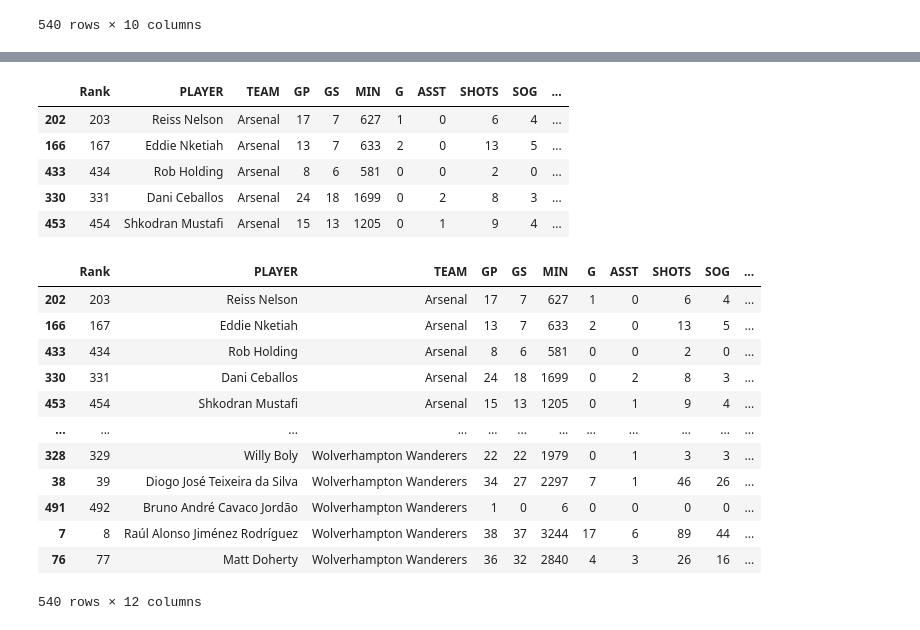
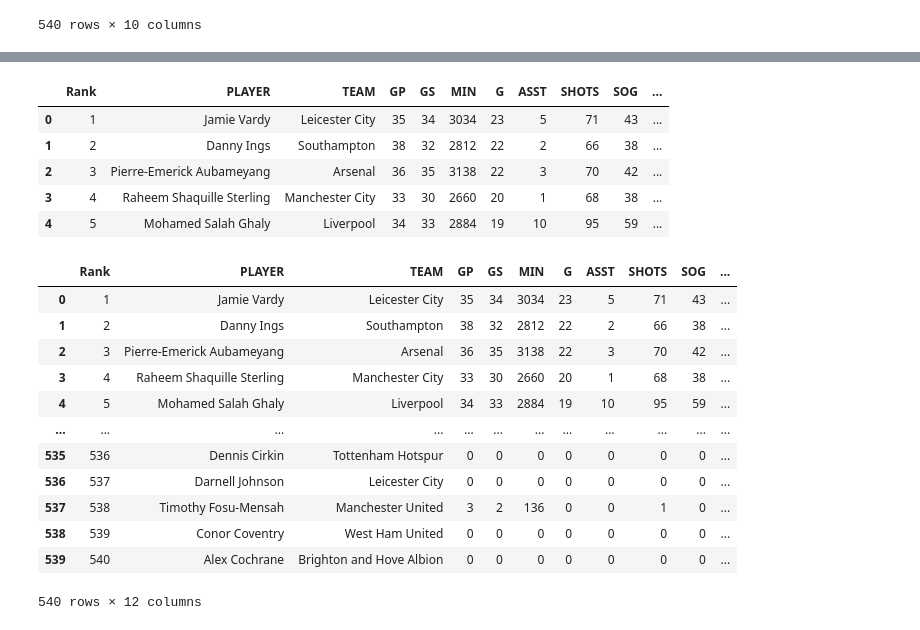
Before and after one commit to vdescioli/project1_PremierGroup, a Jupyter notebook: main.ipynb, the cells around one changed output, grey strips where cells are left out. Saved outputs shown, nothing was run; the diff lists cells and outputs as text; code cells hidden in the pictures.

```diff
--- a/main.ipynb
+++ b/main.ipynb
@@ -45,3 +50,6 @@ player_stats_df
 | 7 | 8 | Raúl Alonso Jiménez Rodríguez | Wolverhampton Wanderers | 38 | 37 | 3244 | 17 | 6 | 89 | 44 |
 | 76 | 77 | Matt Doherty | Wolverhampton Wanderers | 36 | 32 | 2840 | 4 | 3 | 26 | 16 |
 540 rows × 10 columns
+# %%
+player_stats_df = player_stats_df.sort_values("Rank")
+player_stats_df
@@ -76,31 +172,31 @@ player_stats_df.head()
 # %%
 # Find Goal%
-player_stats_df["GOAL%"] = player_stats_df["G"]/player_stats_df["SOG"]*100
+player_stats_df["GOAL%"] = player_stats_df["G"]/player_stats_df["SHOTS"]*100
 player_stats_df.head()
 # %% [output]
 |  | Rank | PLAYER | TEAM | GP | GS | MIN | G | ASST | SHOTS | SOG | ... |
-| 202 | 203 | Reiss Nelson | Arsenal | 17 | 7 | 627 | 1 | 0 | 6 | 4 | ... |
-| 166 | 167 | Eddie Nketiah | Arsenal | 13 | 7 | 633 | 2 | 0 | 13 | 5 | ... |
-| 433 | 434 | Rob Holding | Arsenal | 8 | 6 | 581 | 0 | 0 | 2 | 0 | ... |
-| 330 | 331 | Dani Ceballos | Arsenal | 24 | 18 | 1699 | 0 | 2 | 8 | 3 | ... |
-| 453 | 454 | Shkodran Mustafi | Arsenal | 15 | 13 | 1205 | 0 | 1 | 9 | 4 | ... |
+| 0 | 1 | Jamie Vardy | Leicester City | 35 | 34 | 3034 | 23 | 5 | 71 | 43 | ... |
+| 1 | 2 | Danny Ings | Southampton | 38 | 32 | 2812 | 22 | 2 | 66 | 38 | ... |
+| 2 | 3 | Pierre-Emerick Aubameyang | Arsenal | 36 | 35 | 3138 | 22 | 3 | 70 | 42 | ... |
+| 3 | 4 | Raheem Shaquille Sterling | Manchester City | 33 | 30 | 2660 | 20 | 1 | 68 | 38 | ... |
+| 4 | 5 | Mohamed Salah Ghaly | Liverpool | 34 | 33 | 2884 | 19 | 10 | 95 | 59 | ... |
 # %%
 # Remove NANS
 player_stats_df.fillna(0,inplace=True)
 player_stats_df
 # %% [output]
 |  | Rank | PLAYER | TEAM | GP | GS | MIN | G | ASST | SHOTS | SOG | ... |
-| 202 | 203 | Reiss Nelson | Arsenal | 17 | 7 | 627 | 1 | 0 | 6 | 4 | ... |
-| 166 | 167 | Eddie Nketiah | Arsenal | 13 | 7 | 633 | 2 | 0 | 13 | 5 | ... |
-| 433 | 434 | Rob Holding | Arsenal | 8 | 6 | 581 | 0 | 0 | 2 | 0 | ... |
-| 330 | 331 | Dani Ceballos | Arsenal | 24 | 18 | 1699 | 0 | 2 | 8 | 3 | ... |
-| 453 | 454 | Shkodran Mustafi | Arsenal | 15 | 13 | 1205 | 0 | 1 | 9 | 4 | ... |
+| 0 | 1 | Jamie Vardy | Leicester City | 35 | 34 | 3034 | 23 | 5 | 71 | 43 | ... |
+| 1 | 2 | Danny Ings | Southampton | 38 | 32 | 2812 | 22 | 2 | 66 | 38 | ... |
+| 2 | 3 | Pierre-Emerick Aubameyang | Arsenal | 36 | 35 | 3138 | 22 | 3 | 70 | 42 | ... |
+| 3 | 4 | Raheem Shaquille Sterling | Manchester City | 33 | 30 | 2660 | 20 | 1 | 68 | 38 | ... |
+| 4 | 5 | Mohamed Salah Ghaly | Liverpool | 34 | 33 | 2884 | 19 | 10 | 95 | 59 | ... |
 | ... | ... | ... | ... | ... | ... | ... | ... | ... | ... | ... | ... |
-| 328 | 329 | Willy Boly | Wolverhampton Wanderers | 22 | 22 | 1979 | 0 | 1 | 3 | 3 | ... |
-| 38 | 39 | Diogo José Teixeira da Silva | Wolverhampton Wanderers | 34 | 27 | 2297 | 7 | 1 | 46 | 26 | ... |
-| 491 | 492 | Bruno André Cavaco Jordão | Wolverhampton Wanderers | 1 | 0 | 6 | 0 | 0 | 0 | 0 | ... |
-| 7 | 8 | Raúl Alonso Jiménez Rodríguez | Wolverhampton Wanderers | 38 | 37 | 3244 | 17 | 6 | 89 | 44 | ... |
-| 76 | 77 | Matt Doherty | Wolverhampton Wanderers | 36 | 32 | 2840 | 4 | 3 | 26 | 16 | ... |
+| 535 | 536 | Dennis Cirkin | Tottenham Hotspur | 0 | 0 | 0 | 0 | 0 | 0 | 0 | ... |
+| 536 | 537 | Darnell Johnson | Leicester City | 0 | 0 | 0 | 0 | 0 | 0 | 0 | ... |
+| 537 | 538 | Timothy Fosu-Mensah | Manchester United | 3 | 2 | 136 | 0 | 0 | 1 | 0 | ... |
+| 538 | 539 | Conor Coventry | West Ham United | 0 | 0 | 0 | 0 | 0 | 0 | 0 | ... |
+| 539 | 540 | Alex Cochrane | Brighton and Hove Albion | 0 | 0 | 0 | 0 | 0 | 0 | 0 | ... |
 540 rows × 12 columns
 # %%
 # Find highest score with shots accuracy
```
Also changed, not shown: parts of 21 cells of this notebook, 6 other files.
